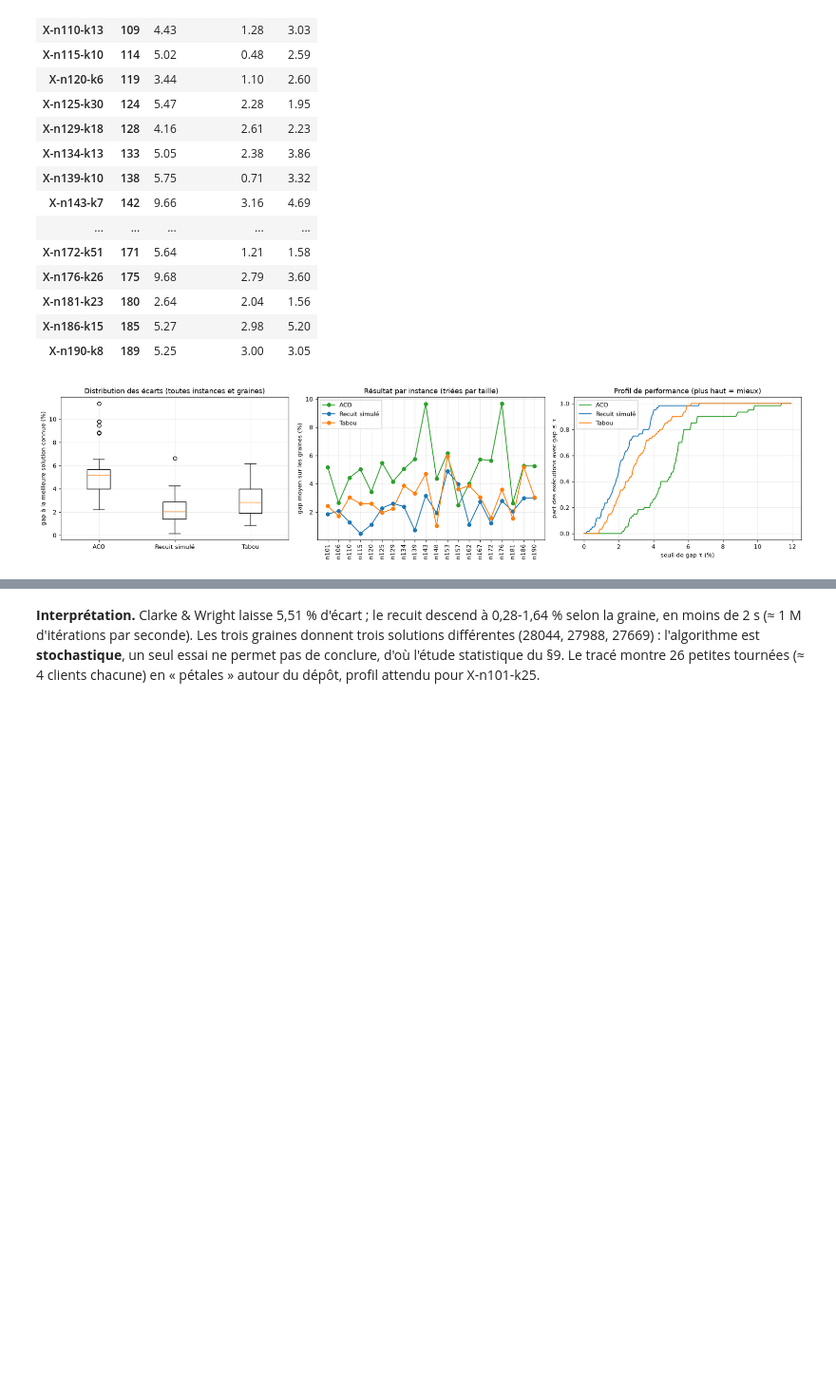
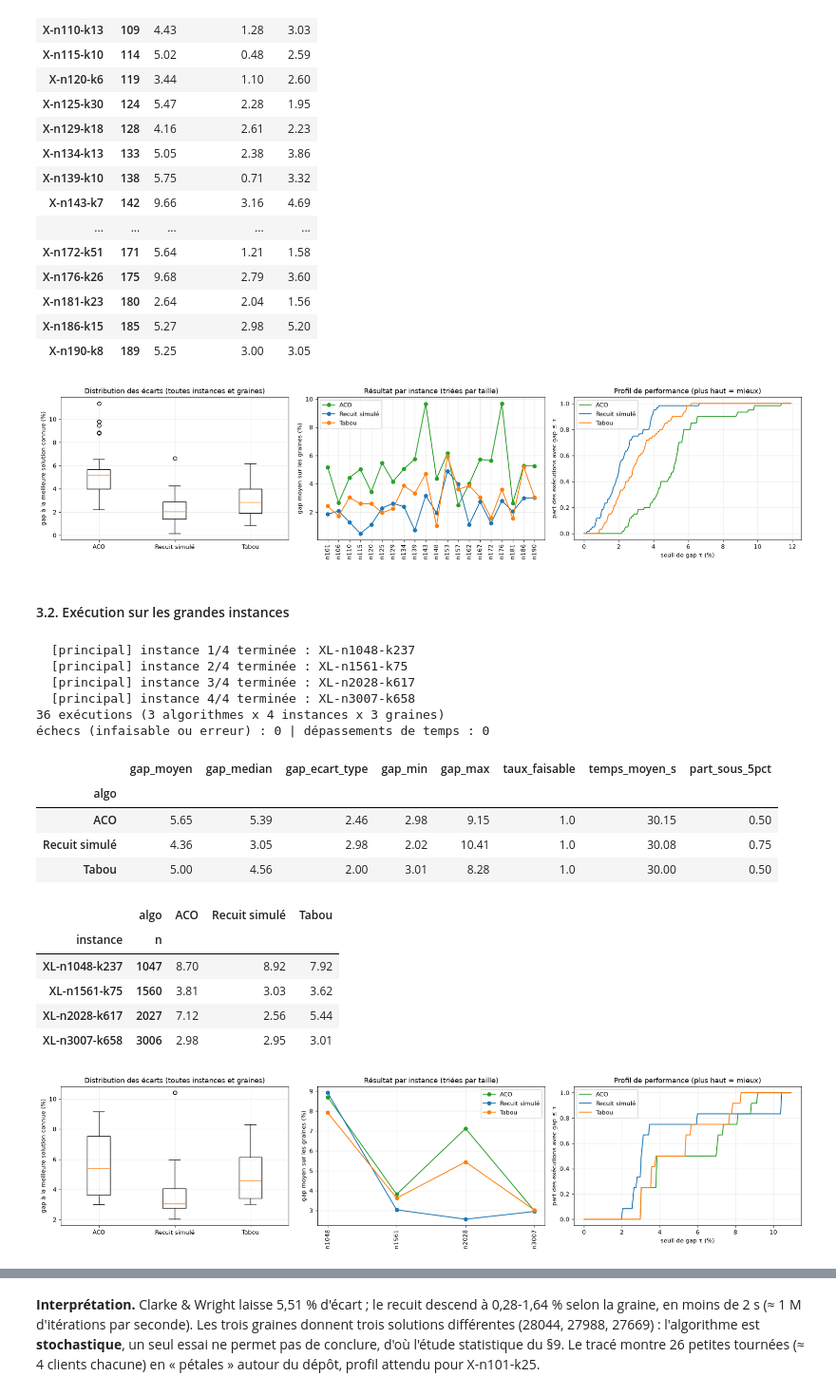
Before and after one commit to yannickfoute87-code/algorithmique-et-optimisation-combinatoire, a Jupyter notebook: Livrable_final_CVRP.ipynb, the cells around one changed output, grey strips where cells are left out. Shown at 95% size. Cells and saved outputs as stored; diff of their text form; code cells hidden in the pictures; blank space fills up the shorter version.

```diff
--- a/Livrable_final_CVRP.ipynb
+++ b/Livrable_final_CVRP.ipynb
@@ -1353,3 +1290,56 @@ plt.tight_layout(); plt.show()
 | X-n186-k15 | 185 | 5.27 | 2.98 | 5.20 |
 | X-n190-k8 | 189 | 5.25 | 3.00 | 3.05 |
 [figure]
+# %% [markdown]
+#### 3.2. Exécution sur les grandes instances
+# %%
+df = executer_essais("principal", ALGOS, CONFIG["instances_grandes"], CONFIG["graines"], CONFIG["limite_grandes"])
+print(f"{len(df)} exécutions ({df['algo'].nunique()} algorithmes x {df['instance'].nunique()} instances x {df['seed'].nunique()} graines)")
+print("échecs (infaisable ou erreur) :", int((~df["faisable"]).sum()), "| dépassements de temps :", int(df["depassement"].sum()))
+# %% [output]
+  [principal] instance 1/4 terminée : XL-n1048-k237
+  [principal] instance 2/4 terminée : XL-n1561-k75
+  [principal] instance 3/4 terminée : XL-n2028-k617
+  [principal] instance 4/4 terminée : XL-n3007-k658
+36 exécutions (3 algorithmes x 4 instances x 3 graines)
+échecs (infaisable ou erreur) : 0 | dépassements de temps : 0
+# %%
+resume_grande = df.groupby("algo").agg(gap_moyen=("gap", "mean"), gap_median=("gap", "median"), gap_ecart_type=("gap", "std"),
+                                gap_min=("gap", "min"), gap_max=("gap", "max"),
+                                taux_faisable=("faisable", "mean"), temps_moyen_s=("temps", "mean")).round(2)
+resume_grande["part_sous_5pct"] = df.assign(ok5=(df["gap"] < 5)).groupby("algo")["ok5"].mean().round(2)
+display(resume_grande)
+
+par_instance_grande = df.pivot_table(index=["instance", "n"], columns="algo", values="gap", aggfunc="mean").round(2).sort_index(level="n")
+display(par_instance_grande)
+
+fig, ax = plt.subplots(1, 3, figsize=(18, 4.3))
+algos_l = list(resume_grande.index)
+ax[0].boxplot([df[(df["algo"] == a) & df["faisable"]]["gap"] for a in algos_l])
+ax[0].set_xticklabels(algos_l); ax[0].set_ylabel("gap à la meilleure solution connue (%)")
+ax[0].set_title("Distribution des écarts (toutes instances et graines)")
+for a in algos_l:
+    d = par_instance_grande[a].reset_index()
+    ax[1].plot(range(len(d)), d[a], "o-", label=a, color=COULEURS.get(a))
+ax[1].set_xticks(range(len(par_instance_grande))); ax[1].set_xticklabels([i.split("-")[1] for i, _ in par_instance_grande.index], rotation=90)
+ax[1].set_ylabel("gap moyen sur les graines (%)"); ax[1].set_title("Résultat par instance (triées par taille)"); ax[1].legend()
+taus = np.linspace(0, max(1.0, np.nanmax(df["gap"]) * 1.05), 200)
+for a in algos_l:
+    g = np.where(df[df["algo"] == a]["faisable"], df[df["algo"] == a]["gap"], np.inf)
+    ax[2].plot(taus, [(g <= t).mean() for t in taus], label=a, color=COULEURS.get(a))
+ax[2].set_xlabel("seuil de gap τ (%)"); ax[2].set_ylabel("part des exécutions avec gap ≤ τ")
+ax[2].set_title("Profil de performance (plus haut = mieux)"); ax[2].legend()
+plt.tight_layout(); plt.show()
+# %% [output]
+|  | gap_moyen | gap_median | gap_ecart_type | gap_min | gap_max | taux_faisable | temps_moyen_s | part_sous_5pct |
+| algo |  |  |  |  |  |  |  |  |
+| ACO | 5.65 | 5.39 | 2.46 | 2.98 | 9.15 | 1.0 | 30.15 | 0.50 |
+| Recuit simulé | 4.36 | 3.05 | 2.98 | 2.02 | 10.41 | 1.0 | 30.08 | 0.75 |
+| Tabou | 5.00 | 4.56 | 2.00 | 3.01 | 8.28 | 1.0 | 30.00 | 0.50 |
+|  | algo | ACO | Recuit simulé | Tabou |
+| instance | n |  |  |  |
+| XL-n1048-k237 | 1047 | 8.70 | 8.92 | 7.92 |
+| XL-n1561-k75 | 1560 | 3.81 | 3.03 | 3.62 |
+| XL-n2028-k617 | 2027 | 7.12 | 2.56 | 5.44 |
+| XL-n3007-k658 | 3006 | 2.98 | 2.95 | 3.01 |
+[figure, added]
```
Also changed, not shown: parts of 42 cells of this notebook, 7 other files.
